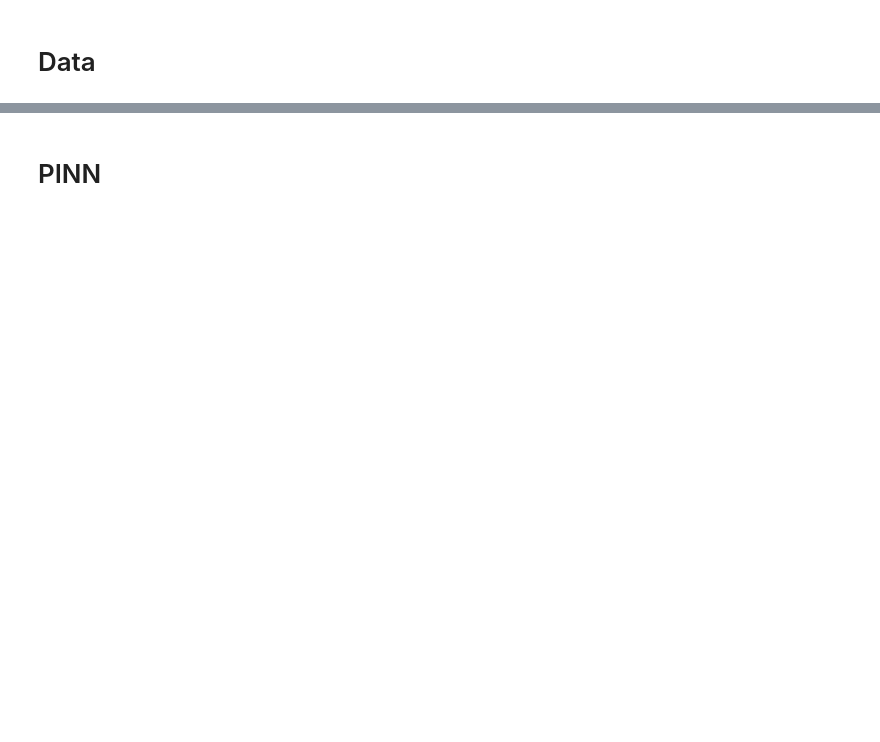
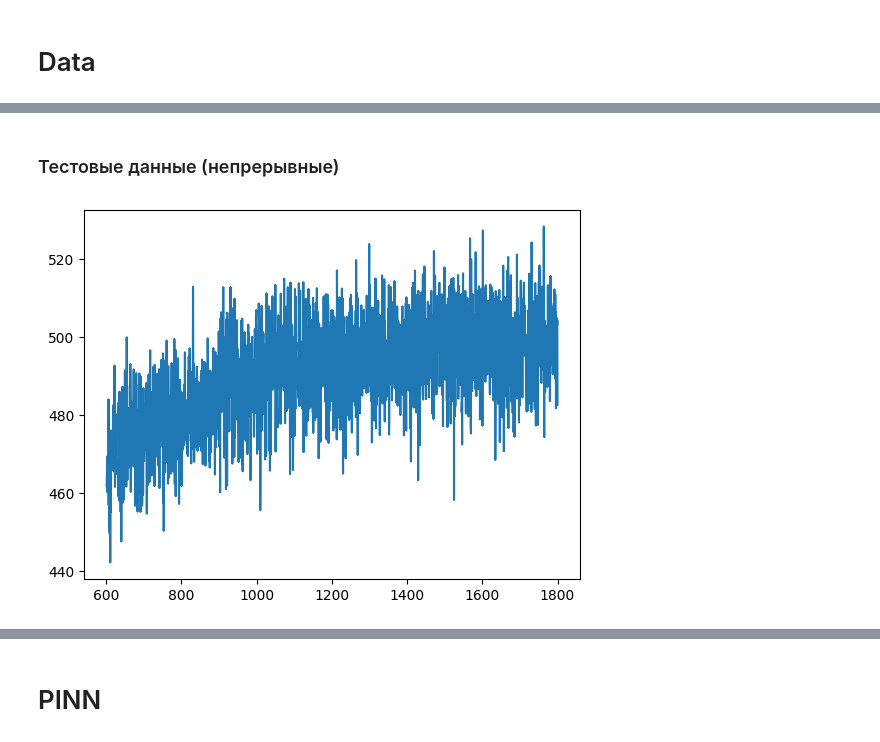
Before and after one commit to kzmna/PINN, a Jupyter notebook: src/training.ipynb, the cells around one changed output, grey strips where cells are left out. Saved outputs shown, nothing was run; the diff lists cells and outputs as text; code cells hidden in the pictures; blank space fills up the shorter version.

```diff
--- a/src/training.ipynb
+++ b/src/training.ipynb
@@ -7,0 +29,8 @@ data=generate_dataset(n_pde=1000)
+# %% [markdown]
+### Тестовые данные (непрерывные)
+# %%
+import matplotlib.pyplot as plt
+plt.plot(data['t_test'], data['S_test'])
+plt.show()
+# %% [output]
+[figure, added]
```
Also changed, not shown: parts of 54 cells of this notebook.
